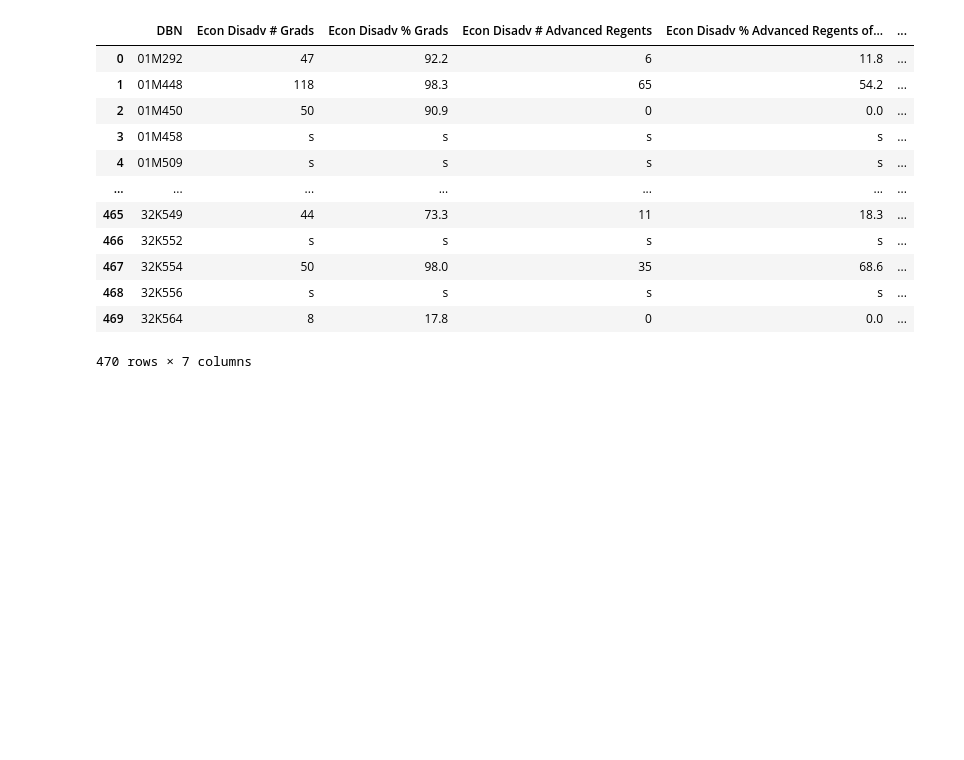
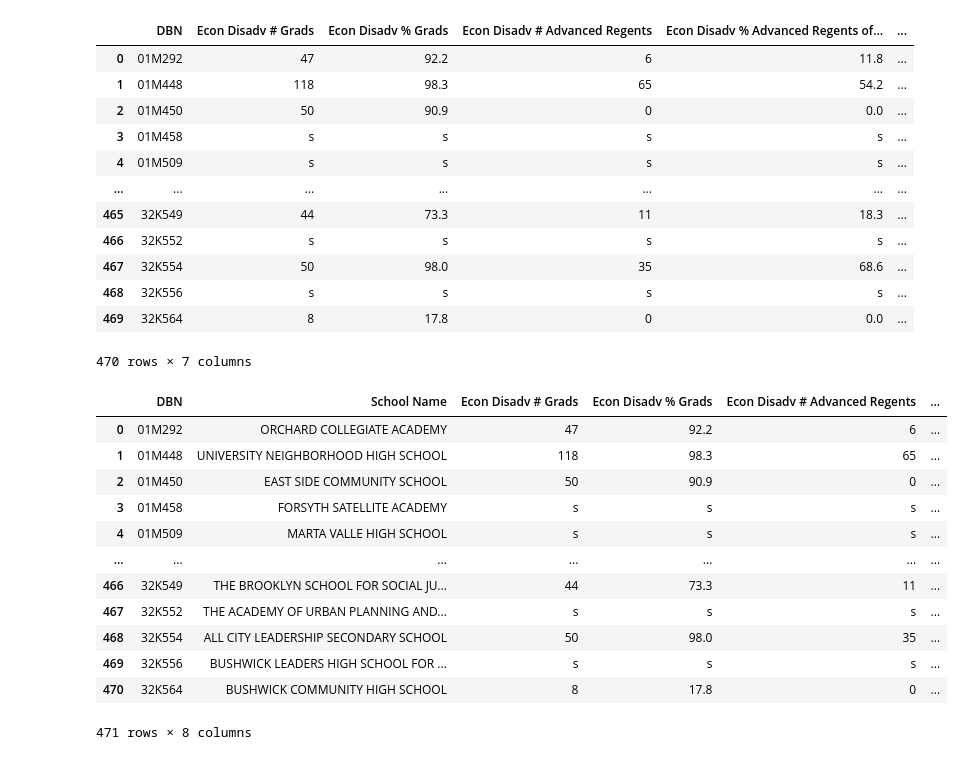
Before and after one commit to es2681/group_project, a Jupyter notebook: Transformed Data Tables/Poverty.ipynb, the cells around one changed output. Drawn from its saved outputs; the diff is of its cells as text; code cells hidden in the pictures; blank space fills up the shorter version.

```diff
--- a/Transformed Data Tables/Poverty.ipynb
+++ b/Transformed Data Tables/Poverty.ipynb
@@ -102,3 +102,20 @@ econ_disadv
 | 468 | 32K556 | s | s | s | s | ... |
 | 469 | 32K564 | 8 | 17.8 | 0 | 0.0 | ... |
 470 rows × 7 columns
+# %%
+poverty = school_names.merge(econ_disadv , how = 'left', on = 'DBN')
+poverty
+# %% [output]
+|  | DBN | School Name | Econ Disadv # Grads | Econ Disadv % Grads | Econ Disadv # Advanced Regents | ... |
+| 0 | 01M292 | ORCHARD COLLEGIATE ACADEMY | 47 | 92.2 | 6 | ... |
+| 1 | 01M448 | UNIVERSITY NEIGHBORHOOD HIGH SCHOOL | 118 | 98.3 | 65 | ... |
+| 2 | 01M450 | EAST SIDE COMMUNITY SCHOOL | 50 | 90.9 | 0 | ... |
+| 3 | 01M458 | FORSYTH SATELLITE ACADEMY | s | s | s | ... |
+| 4 | 01M509 | MARTA VALLE HIGH SCHOOL | s | s | s | ... |
+| ... | ... | ... | ... | ... | ... | ... |
+| 466 | 32K549 | THE BROOKLYN SCHOOL FOR SOCIAL JU... | 44 | 73.3 | 11 | ... |
+| 467 | 32K552 | THE ACADEMY OF URBAN PLANNING AND... | s | s | s | ... |
+| 468 | 32K554 | ALL CITY LEADERSHIP SECONDARY SCHOOL | 50 | 98.0 | 35 | ... |
+| 469 | 32K556 | BUSHWICK LEADERS HIGH SCHOOL FOR ... | s | s | s | ... |
+| 470 | 32K564 | BUSHWICK COMMUNITY HIGH SCHOOL | 8 | 17.8 | 0 | ... |
+471 rows × 8 columns
```
Also changed, not shown: 2 other files.
